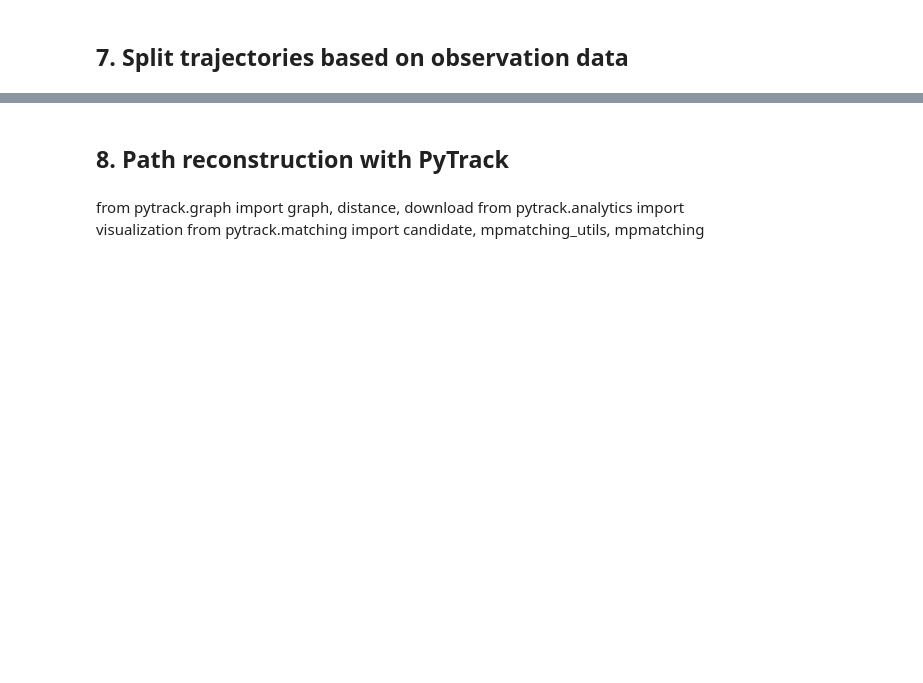
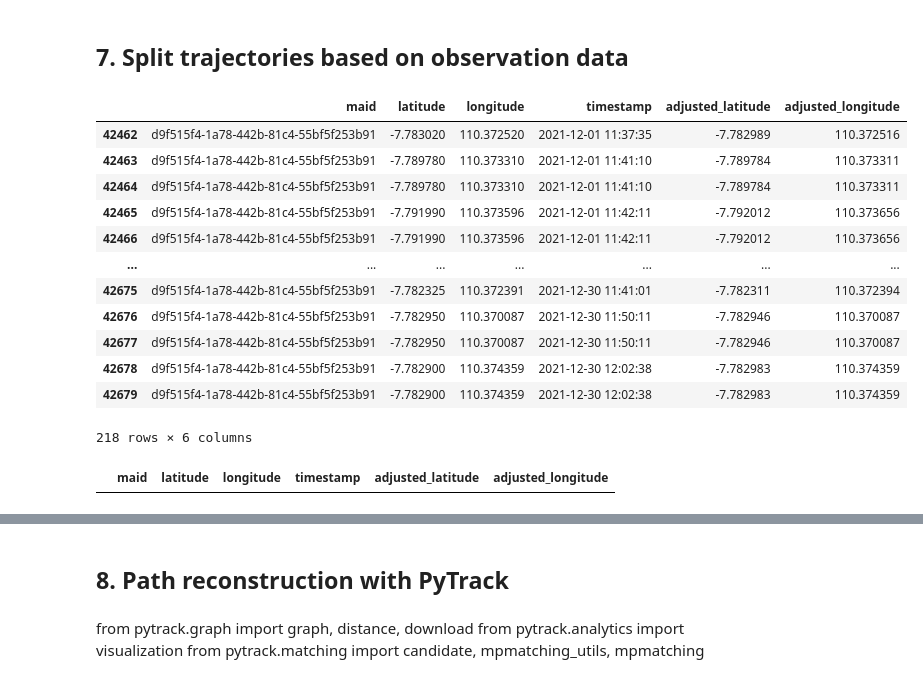
Before and after one commit to rizkyintan/traffic_analysis, a Jupyter notebook: Mulai dari 0 ya kak/All in one_multi maid.ipynb, the cells around one changed output, grey strips where cells are left out. Drawn from its saved outputs; the diff is of its cells as text; code cells hidden in the pictures; blank space fills up the shorter version.

Commit message:
revisi split traj 2

```diff
--- a/Mulai dari 0 ya kak/All in one_multi maid.ipynb
+++ b/Mulai dari 0 ya kak/All in one_multi maid.ipynb
@@ -527,3 +603,31 @@ def split_trajectory_parallel(data, minute_gap):
     results = Parallel(n_jobs=20)(delayed(merge_split_function)(name, group, minute_gap) for name, group in tqdm(grouped))
     split_gps_data = pd.concat(results, ignore_index=True)
     return split_gps_data
+# %%
+data = pd.read_csv('filter6_5m_malas_des.csv')
+data['timestamp'] = pd.to_datetime(data['timestamp'])
+a = data[data['maid'].str.contains('d9f515f4-1a78-442b-81c4-55bf5f253b91')]
+b = data[data['maid'] == 'd9f515f4-1a78-442b-81c4-55bf5f253b91_2']
+a
+# %% [output]
+|  | maid | latitude | longitude | timestamp | adjusted_latitude | adjusted_longitude |
+| 42462 | d9f515f4-1a78-442b-81c4-55bf5f253b91 | -7.783020 | 110.372520 | 2021-12-01 11:37:35 | -7.782989 | 110.372516 |
+| 42463 | d9f515f4-1a78-442b-81c4-55bf5f253b91 | -7.789780 | 110.373310 | 2021-12-01 11:41:10 | -7.789784 | 110.373311 |
+| 42464 | d9f515f4-1a78-442b-81c4-55bf5f253b91 | -7.789780 | 110.373310 | 2021-12-01 11:41:10 | -7.789784 | 110.373311 |
+| 42465 | d9f515f4-1a78-442b-81c4-55bf5f253b91 | -7.791990 | 110.373596 | 2021-12-01 11:42:11 | -7.792012 | 110.373656 |
+| 42466 | d9f515f4-1a78-442b-81c4-55bf5f253b91 | -7.791990 | 110.373596 | 2021-12-01 11:42:11 | -7.792012 | 110.373656 |
+| ... | ... | ... | ... | ... | ... | ... |
+| 42675 | d9f515f4-1a78-442b-81c4-55bf5f253b91 | -7.782325 | 110.372391 | 2021-12-30 11:41:01 | -7.782311 | 110.372394 |
+| 42676 | d9f515f4-1a78-442b-81c4-55bf5f253b91 | -7.782950 | 110.370087 | 2021-12-30 11:50:11 | -7.782946 | 110.370087 |
+| 42677 | d9f515f4-1a78-442b-81c4-55bf5f253b91 | -7.782950 | 110.370087 | 2021-12-30 11:50:11 | -7.782946 | 110.370087 |
+| 42678 | d9f515f4-1a78-442b-81c4-55bf5f253b91 | -7.782900 | 110.374359 | 2021-12-30 12:02:38 | -7.782983 | 110.374359 |
+| 42679 | d9f515f4-1a78-442b-81c4-55bf5f253b91 | -7.782900 | 110.374359 | 2021-12-30 12:02:38 | -7.782983 | 110.374359 |
+218 rows × 6 columns
+# %%
+# Do the process
+minute_gap = 15 #Change this variable to choose the observation timedelta gap
+split_gps_data = split_trajectory_parallel(a, minute_gap)
+d = split_gps_data[split_gps_data['maid'] == 'd9f515f4-1a78-442b-81c4-55bf5f253b91_2']
+d
+# %% [output]
+|  | maid | latitude | longitude | timestamp | adjusted_latitude | adjusted_longitude |
```
Also changed, not shown: parts of 17 cells of this notebook.
